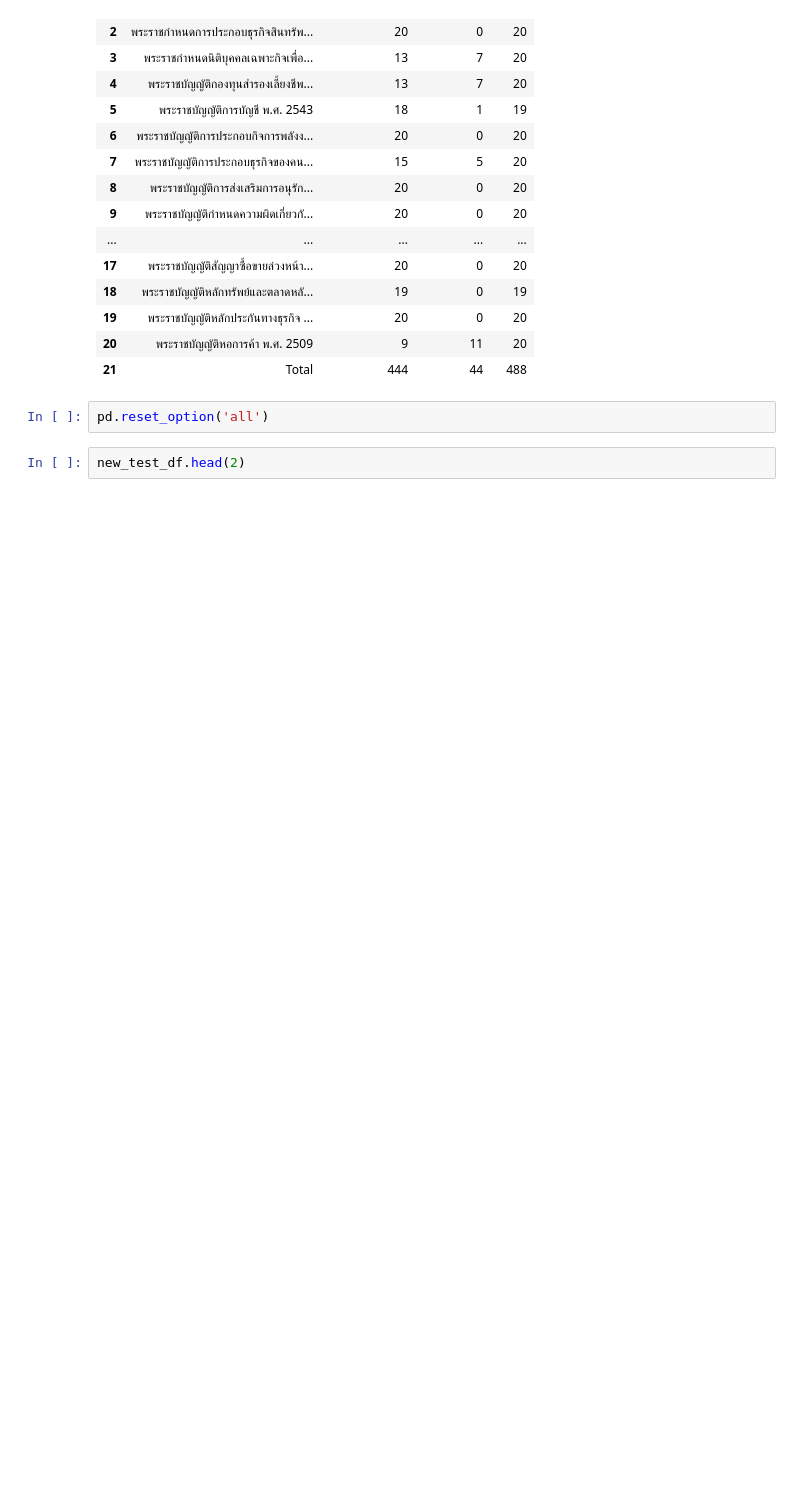
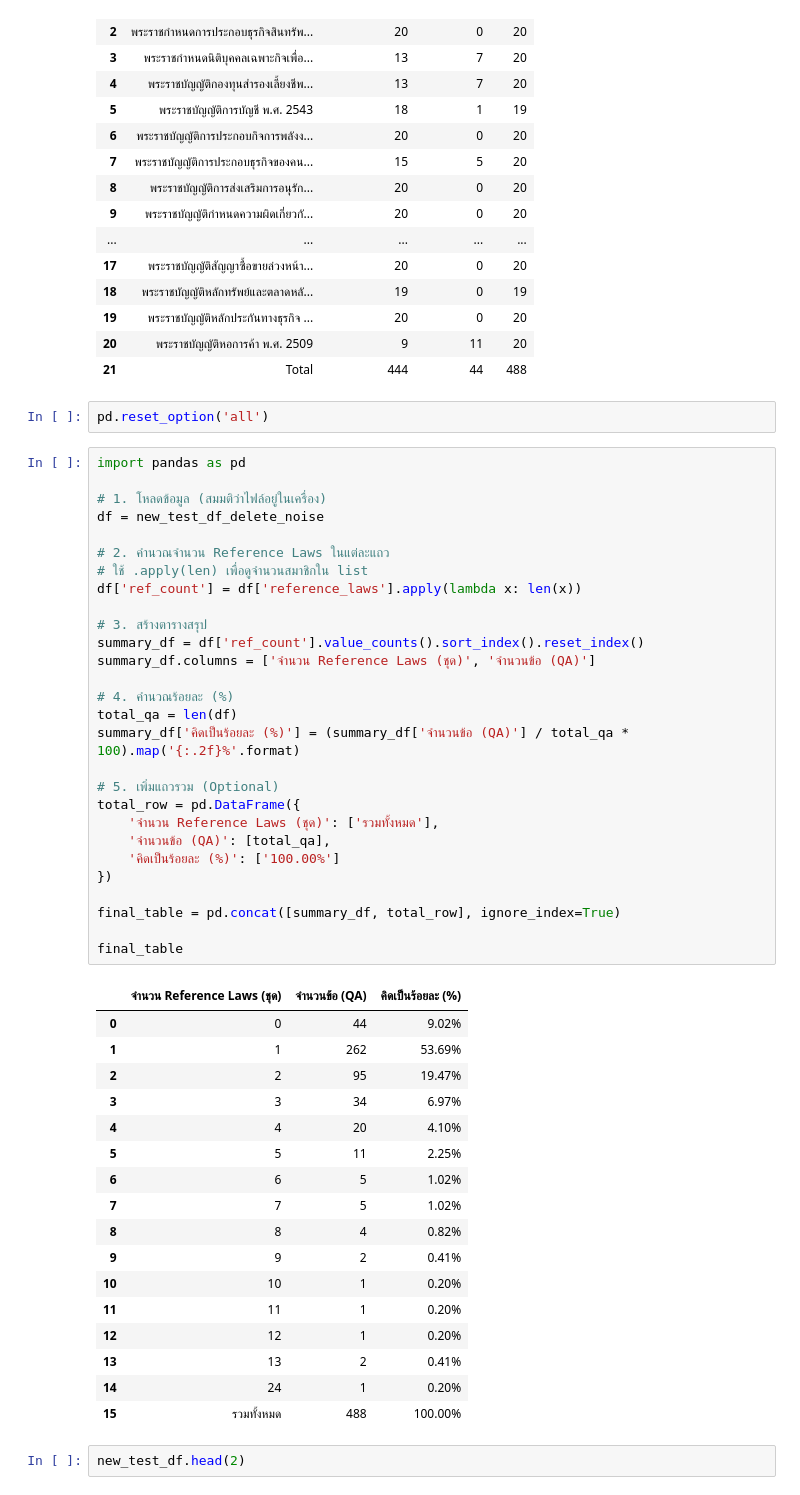
Before and after one commit to 6587093polakornming/muict_thai_legal_RAG_GraphRAG, a Jupyter notebook: notebooks/tests_dataset.ipynb, the cells around one changed output. Saved outputs shown, nothing was run; the diff lists cells and outputs as text; blank space fills up the shorter version.

```diff
--- a/notebooks/tests_dataset.ipynb
+++ b/notebooks/tests_dataset.ipynb
@@ -136,6 +136,52 @@ pivot_result
 | 21 | Total | 444 | 44 | 488 |
 # %%
 pd.reset_option('all')
+# %%
+import pandas as pd
+
+# 1. โหลดข้อมูล (สมมติว่าไฟล์อยู่ในเครื่อง)
+df = new_test_df_delete_noise
+
+# 2. คำนวณจำนวน Reference Laws ในแต่ละแถว
+# ใช้ .apply(len) เพื่อดูจำนวนสมาชิกใน list
+df['ref_count'] = df['reference_laws'].apply(lambda x: len(x))
+
+# 3. สร้างตารางสรุป
+summary_df = df['ref_count'].value_counts().sort_index().reset_index()
+summary_df.columns = ['จำนวน Reference Laws (ชุด)', 'จำนวนข้อ (QA)']
+
+# 4. คำนวณร้อยละ (%)
+total_qa = len(df)
+summary_df['คิดเป็นร้อยละ (%)'] = (summary_df['จำนวนข้อ (QA)'] / total_qa * 100).map('{:.2f}%'.format)
+
+# 5. เพิ่มแถวรวม (Optional)
+total_row = pd.DataFrame({
+    'จำนวน Reference Laws (ชุด)': ['รวมทั้งหมด'],
+    'จำนวนข้อ (QA)': [total_qa],
+    'คิดเป็นร้อยละ (%)': ['100.00%']
+})
+
+final_table = pd.concat([summary_df, total_row], ignore_index=True)
+
+final_table
+# %% [output]
+|  | จำนวน Reference Laws (ชุด) | จำนวนข้อ (QA) | คิดเป็นร้อยละ (%) |
+| 0 | 0 | 44 | 9.02% |
+| 1 | 1 | 262 | 53.69% |
+| 2 | 2 | 95 | 19.47% |
+| 3 | 3 | 34 | 6.97% |
+| 4 | 4 | 20 | 4.10% |
+| 5 | 5 | 11 | 2.25% |
+| 6 | 6 | 5 | 1.02% |
+| 7 | 7 | 5 | 1.02% |
+| 8 | 8 | 4 | 0.82% |
+| 9 | 9 | 2 | 0.41% |
+| 10 | 10 | 1 | 0.20% |
+| 11 | 11 | 1 | 0.20% |
+| 12 | 12 | 1 | 0.20% |
+| 13 | 13 | 2 | 0.41% |
+| 14 | 24 | 1 | 0.20% |
+| 15 | รวมทั้งหมด | 488 | 100.00% |
 # %%
 new_test_df.head(2)
 # %% [output]
```
Also changed, not shown: 3 other files.
